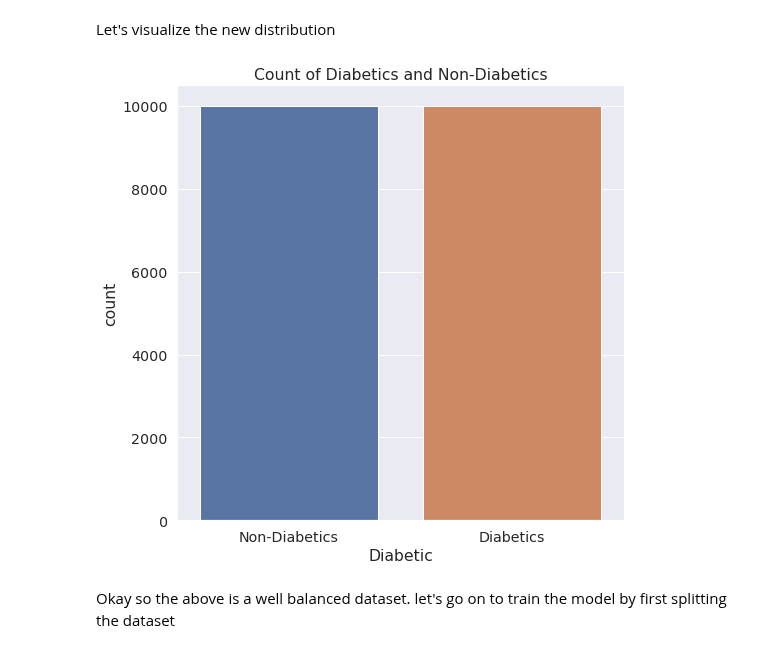
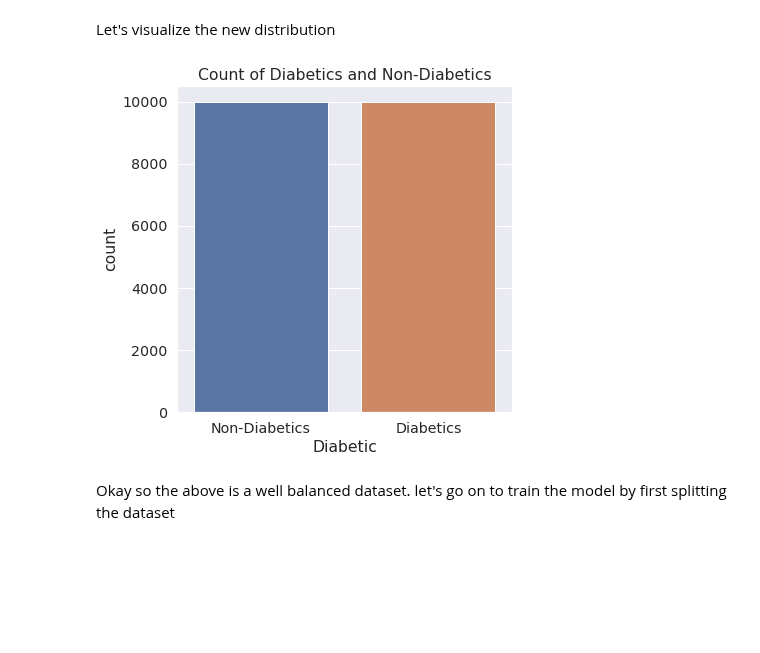
Before and after one commit to Lawrence-Krukrubo/Machine_Learning, a Jupyter notebook: Understanding_Confusion_Matrix1.ipynb, the cells around one changed output. Drawn from its saved outputs; the diff is of its cells as text; code cells hidden in the pictures; blank space fills up the shorter version.

```diff
--- a/Understanding_Confusion_Matrix1.ipynb
+++ b/Understanding_Confusion_Matrix1.ipynb
@@ -572,14 +572,14 @@ over_sampled_df.shape
 # %% [markdown]
 Let's visualize the new distribution
 # %%
-plt.figure(figsize=(8, 8))
+plt.figure(figsize=(6, 6))
 
 x = over_sampled_df.Diabetic.replace(to_replace=[0, 1], value=['Non-Diabetics','Diabetics'])
 sns.countplot(x)
 plt.title('Count of Diabetics and Non-Diabetics')
 plt.show()
 # %% [output]
-[figure, old version]
+[figure, new version]
 # %% [markdown]
 Okay so the above is a well balanced dataset. let's go on to train the model by first splitting the dataset
 # %%
```
Also changed, not shown: parts of 3 cells of this notebook.
